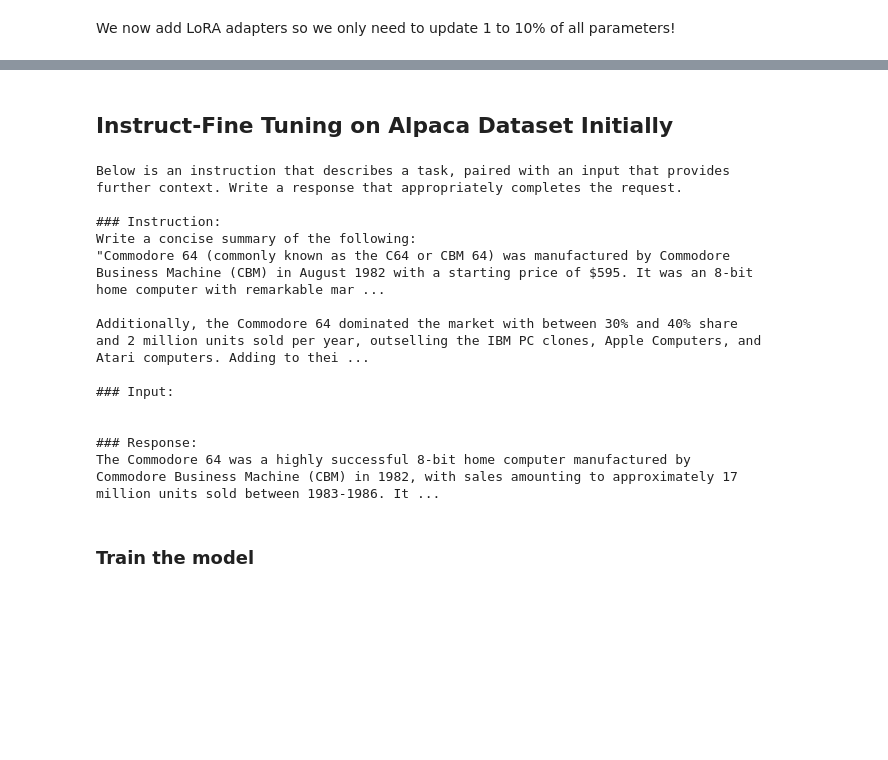
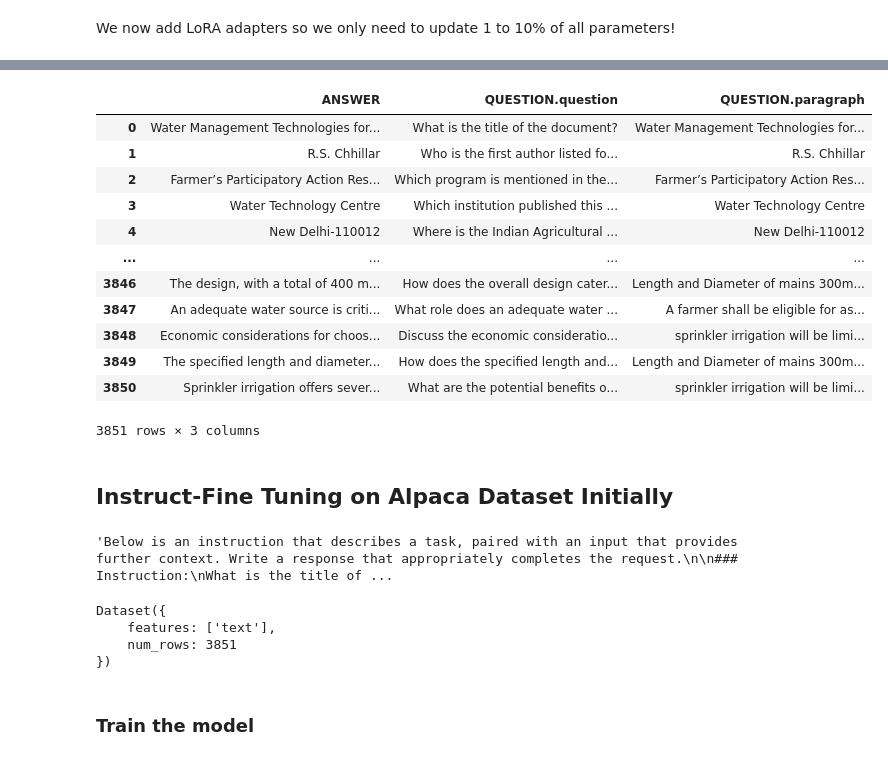
Before and after one commit to swataswayam-14/FarmGenie, a Jupyter notebook: ml/Phi_3_Mini_4K_Instruct_Unsloth_2x_faster_finetuning.ipynb, the cells around one changed output, grey strips where cells are left out. Drawn from its saved outputs; the diff is of its cells as text; code cells hidden in the pictures; blank space fills up the shorter version.

```diff
--- a/ml/Phi_3_Mini_4K_Instruct_Unsloth_2x_faster_finetuning.ipynb
+++ b/ml/Phi_3_Mini_4K_Instruct_Unsloth_2x_faster_finetuning.ipynb
@@ -39,2 +22,5 @@ Special tokens have been added in the vocabulary, make sure the associated word
+# %%
+from datasets import load_dataset
+dataset_name = 'data/CSV Files/qna-dataset-farmgenie-water-irrigation-v2.csv'
 # %%
 from huggingface_hub import notebook_login
@@ -63,3 +53,23 @@ Unsloth 2024.6 patched 32 layers with 32 QKV layers, 32 O layers and 32 MLP laye
+# %%
+import pandas as pd
+df = pd.read_csv(dataset_name)
+df.drop(columns='Unnamed: 0', inplace=True)
+# %%
+df
+# %% [output]
+|  | ANSWER | QUESTION.question | QUESTION.paragraph |
+| 0 | Water Management Technologies for... | What is the title of the document? | Water Management Technologies for... |
+| 1 | R.S. Chhillar | Who is the first author listed fo... | R.S. Chhillar |
+| 2 | Farmer’s Participatory Action Res... | Which program is mentioned in the... | Farmer’s Participatory Action Res... |
+| 3 | Water Technology Centre | Which institution published this ... | Water Technology Centre |
+| 4 | New Delhi-110012 | Where is the Indian Agricultural ... | New Delhi-110012 |
+| ... | ... | ... | ... |
+| 3846 | The design, with a total of 400 m... | How does the overall design cater... | Length and Diameter of mains 300m... |
+| 3847 | An adequate water source is criti... | What role does an adequate water ... | A farmer shall be eligible for as... |
+| 3848 | Economic considerations for choos... | Discuss the economic consideratio... | sprinkler irrigation will be limi... |
+| 3849 | The specified length and diameter... | How does the specified length and... | Length and Diameter of mains 300m... |
+| 3850 | Sprinkler irrigation offers sever... | What are the potential benefits o... | sprinkler irrigation will be limi... |
+3851 rows × 3 columns
 # %% [markdown]
 ## Instruct-Fine Tuning on Alpaca Dataset Initially
 # %%
@@ -93,16 +107,0 @@ dataset = dataset.map(formatting_prompts_func, batched = True,)
-# %%
-print(dataset[5]["text"])
-# %% [output]
-Below is an instruction that describes a task, paired with an input that provides further context. Write a response that appropriately completes the request.
-
-### Instruction:
-Write a concise summary of the following:
-"Commodore 64 (commonly known as the C64 or CBM 64) was manufactured by Commodore Business Machine (CBM) in August 1982 with a starting price of $595. It was an 8-bit home computer with remarkable mar ...
-
-Additionally, the Commodore 64 dominated the market with between 30% and 40% share and 2 million units sold per year, outselling the IBM PC clones, Apple Computers, and Atari computers. Adding to thei ...
-
-### Input:
-
-
-### Response:
-The Commodore 64 was a highly successful 8-bit home computer manufactured by Commodore Business Machine (CBM) in 1982, with sales amounting to approximately 17 million units sold between 1983-1986. It ...
@@ -108,0 +110,4 @@ The Commodore 64 was a highly successful 8-bit home computer manufactured by Com
+# %%
+df.iloc[0][0]
+# %% [output]
+'Below is an instruction that describes a task, paired with an input that provides further context. Write a response that appropriately completes the request.\n\n### Instruction:\nWhat is the title of ...
@@ -109,3 +121,10 @@ The Commodore 64 was a highly successful 8-bit home computer manufactured by Com
+# %%
+dataset
+# %% [output]
+Dataset({
+    features: ['text'],
+    num_rows: 3851
+})
 # %% [markdown]
 <a name="Train"></a>
 ### Train the model
```
Also changed, not shown: parts of 16 cells of this notebook.
